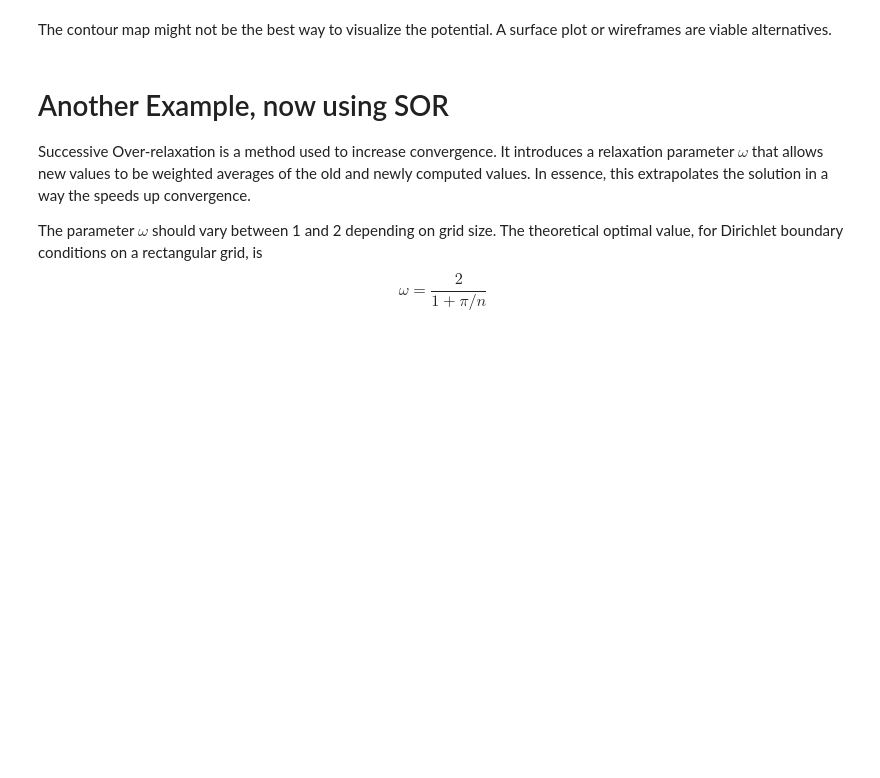
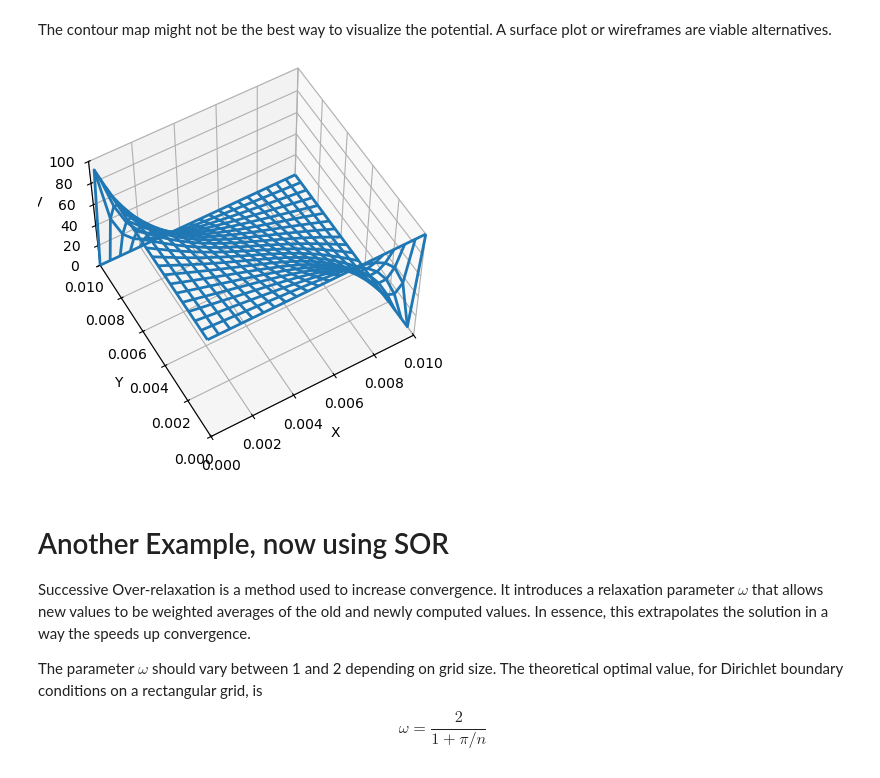
Before and after one commit to Phys3211/resources, a Jupyter notebook: Computation/09_Lecture_Electrostatics.ipynb, the cells around one changed output. Drawn from its saved outputs; the diff is of its cells as text; code cells hidden in the pictures; blank space fills up the shorter version.

```diff
--- a/Computation/09_Lecture_Electrostatics.ipynb
+++ b/Computation/09_Lecture_Electrostatics.ipynb
@@ -211,28 +218,30 @@ The contour map might not be the best way to visualize the potential. A surface
 # %%
 %matplotlib inline
 from mpl_toolkits.mplot3d import Axes3D
 from matplotlib import pyplot, cm
 import matplotlib
 
 
 fig = pyplot.figure()
 ax = fig.add_subplot(111, projection='3d')  # This is the line you need to change
 
-ax.view_init(30, -120)
+ax.view_init(55, -120)
 
 ax.set_xlim(0, 0.01)
 ax.set_ylim(0, 0.01)
 ax.set_zlim(0, Vmax)
 
 ax.set_xlabel('X')
 ax.set_ylabel('Y')
 ax.set_zlabel('V')
 
 # I assume X, Y, and V are defined somewhere before in your code.
 #ax.plot_surface(X, Y, V, cmap=cm.coolwarm, linewidth=0, antialiased=True);
 ax.plot_wireframe(X, Y, V, linewidth=2, antialiased=True);
 
 pyplot.show()
+# %% [output]
+[figure, added]
 # %% [markdown]
 # Another Example, now using SOR
 Successive Over-relaxation is a method used to increase convergence. It introduces a relaxation parameter $\omega$ that allows new values to be weighted averages of the old and newly computed values. In essence, this extrapolates the solution in a way the speeds up convergence.
```
Also changed, not shown: parts of 12 cells of this notebook, 1 other file.
